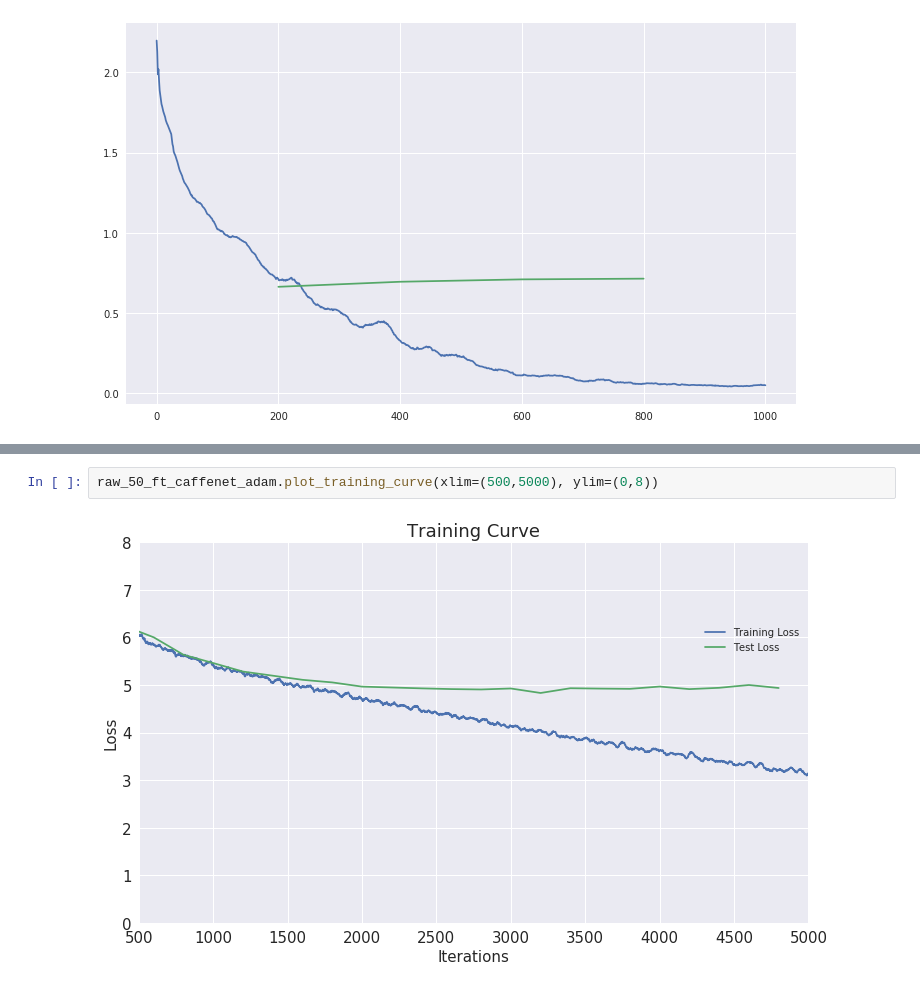
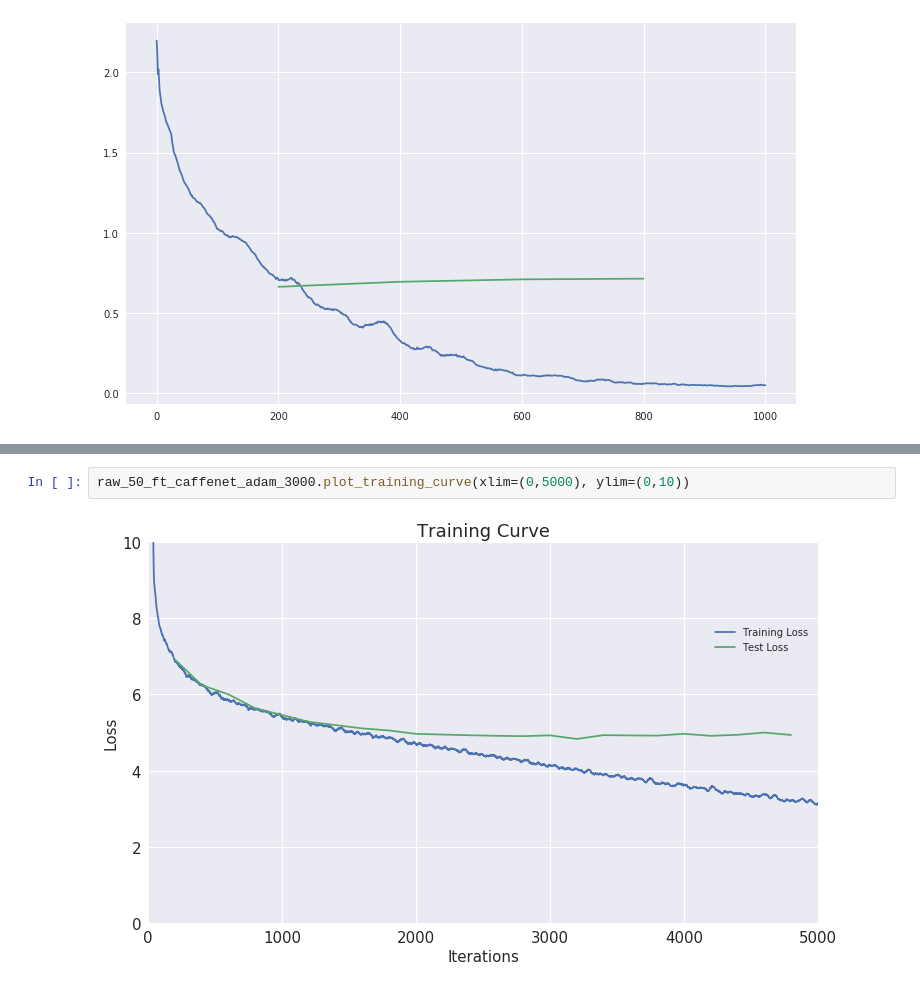
Before and after one commit to uvNikita/master-thesis-src, a Jupyter notebook: notebooks/testing/testing.ipynb, the cells around one changed output, grey strips where cells are left out. Drawn from its saved outputs; the diff is of its cells as text.

```diff
--- a/notebooks/testing/testing.ipynb
+++ b/notebooks/testing/testing.ipynb
@@ -604,8 +606,8 @@ raw_50_ft_caffenet_adam.average_precision.sort_values('size').head(1000).plot('s
 <matplotlib.axes._subplots.AxesSubplot at 0x...>
 [figure]
 # %%
-raw_50_ft_caffenet_adam.plot_training_curve(xlim=(500,5000), ylim=(0,8))
+raw_50_ft_caffenet_adam_3000.plot_training_curve(xlim=(0,5000), ylim=(0,10))
 # %% [output]
-[figure, old version]
+[figure, new version]
 # %%
 %%time
```
Also changed, not shown: parts of 20 cells of this notebook, 2 other files.
